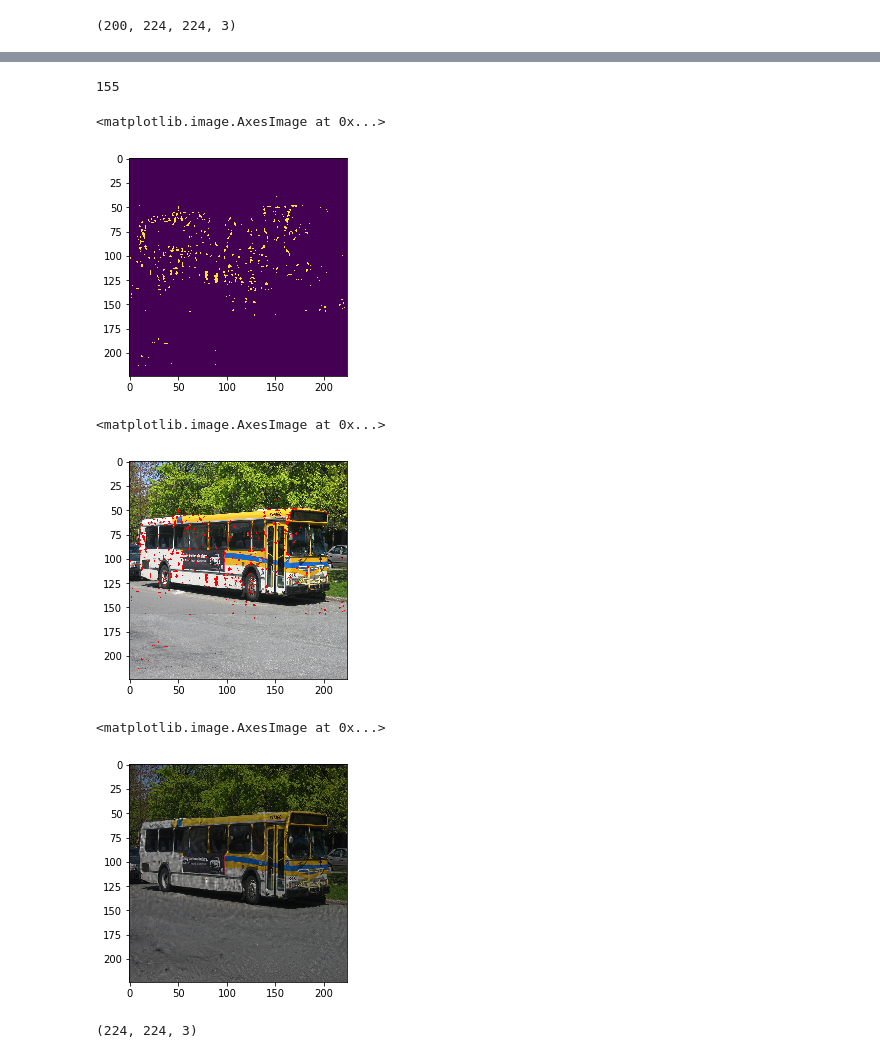
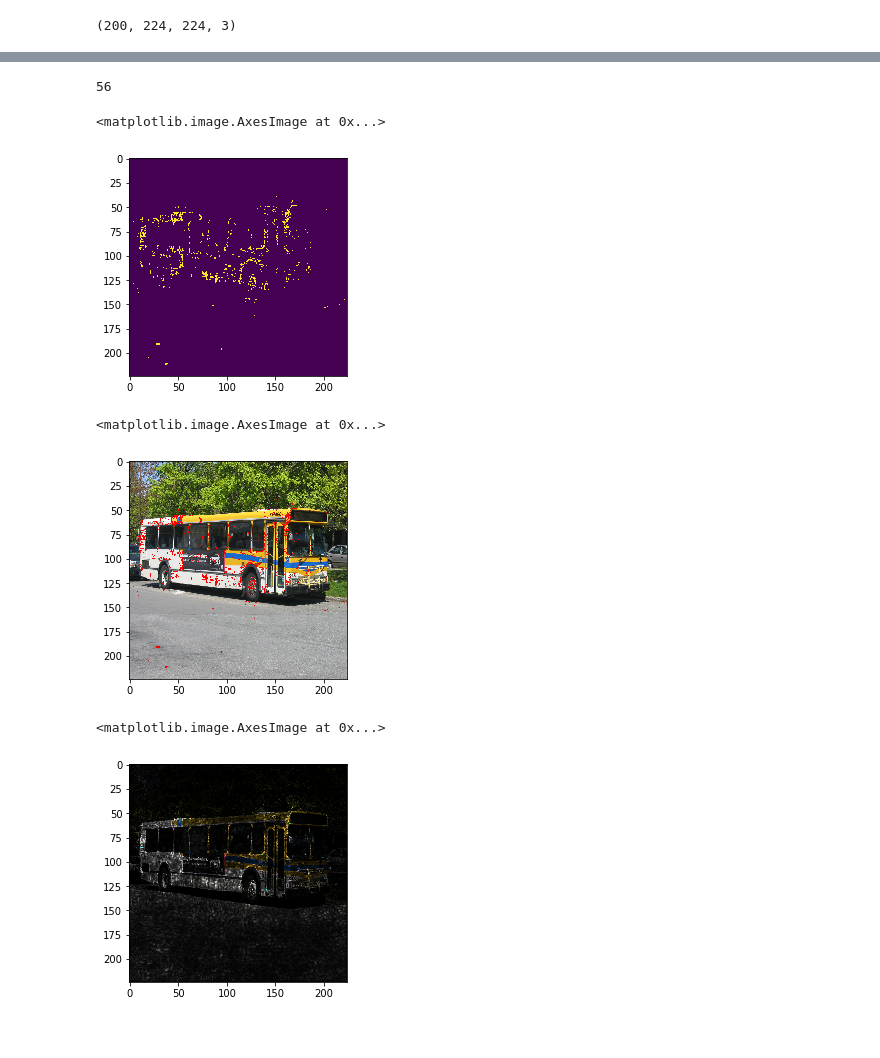
Before and after one commit to IshootLaser/integratedGradients, a Jupyter notebook: integrated gradients.ipynb, the cells around one changed output, grey strips where cells are left out. Cells and saved outputs as stored; diff of their text form; code cells hidden in the pictures.

```diff
--- a/integrated gradients.ipynb
+++ b/integrated gradients.ipynb
@@ -34,7 +34,7 @@ def preprocess(path):
     return x
 # %%
 x = preprocess('./data/bus_0.jpg')
-x_ = preprocess(baseline)
+x_ = preprocess(baseline.astype(np.float32))
 # %%
 model = VGG16(weights='imagenet')
 # %% [output]
@@ -43,7 +43,7 @@ Instructions for updating:
 Colocations handled automatically by placer.
 # %%
 pred = model.predict(x)
-pred_ix = np.argmax(pred)
+pred_ix = np.argmax(pred.reshape(-1))
 print(pred_ix)
 decode_predictions(pred)
 # %% [output]
@@ -76,9 +77,10 @@ igs = []
 for i in range(0, steps, 5):
     igs.append(iterate([batch[i : i + 5]])[0])
 # %%
-igs_ = np.concatenate(igs, axis = 0)
+igs_ = np.abs(np.concatenate(igs, axis = 0))
+igs_ = np.log2(igs_ + 1)
 # %%
-igs_ = normalize(np.sum(np.mean(igs_, axis = 0) / steps * np.squeeze((x - x_)), axis = -1))
+igs_ = normalize(np.mean(np.mean(igs_, axis = 0) * np.squeeze((x - x_)), axis = -1))
 # %%
 plt.hist(igs_.reshape(-1) / 255.0)
 # %% [output]
@@ -92,27 +94,23 @@ thres_ix = int(np.sort(igs_.reshape(-1)).shape[0] * 0.02)
 thres = np.sort(normalize(igs_).reshape(-1))[-thres_ix]
 thres
 # %% [output]
-155
+56
 # %%
 plt.imshow(normalize(igs_) > thres)
 # %% [output]
 <matplotlib.image.AxesImage at 0x...>
-[figure, old version]
+[figure, new version]
 # %%
-x, y = np.where((normalize(igs_) > thres) != 0)
+x_coord, y_coord = np.where((normalize(igs_) > thres) != 0)
 c = image.img_to_array(img).astype(np.uint8)
-c[x, y, :] = np.array([255, 0, 0])
+c[x_coord, y_coord, :] = np.array([255, 0, 0])
 plt.imshow(c)
 # %% [output]
 <matplotlib.image.AxesImage at 0x...>
-[figure, old version]
+[figure, new version]
 # %%
 c = image.img_to_array(img)
-plt.imshow((c * igs_.reshape(224, 224, 1) / 255).astype(np.uint8))
+plt.imshow((np.expand_dims(igs_ / igs_.max(), axis = -1) * 2 * c).astype(np.uint8))
 # %% [output]
 <matplotlib.image.AxesImage at 0x...>
-[figure, old version]
+[figure, new version]
-# %%
-c.shape
-# %% [output]
-(224, 224, 3)
```
Also changed, not shown: parts of 3 cells of this notebook.
